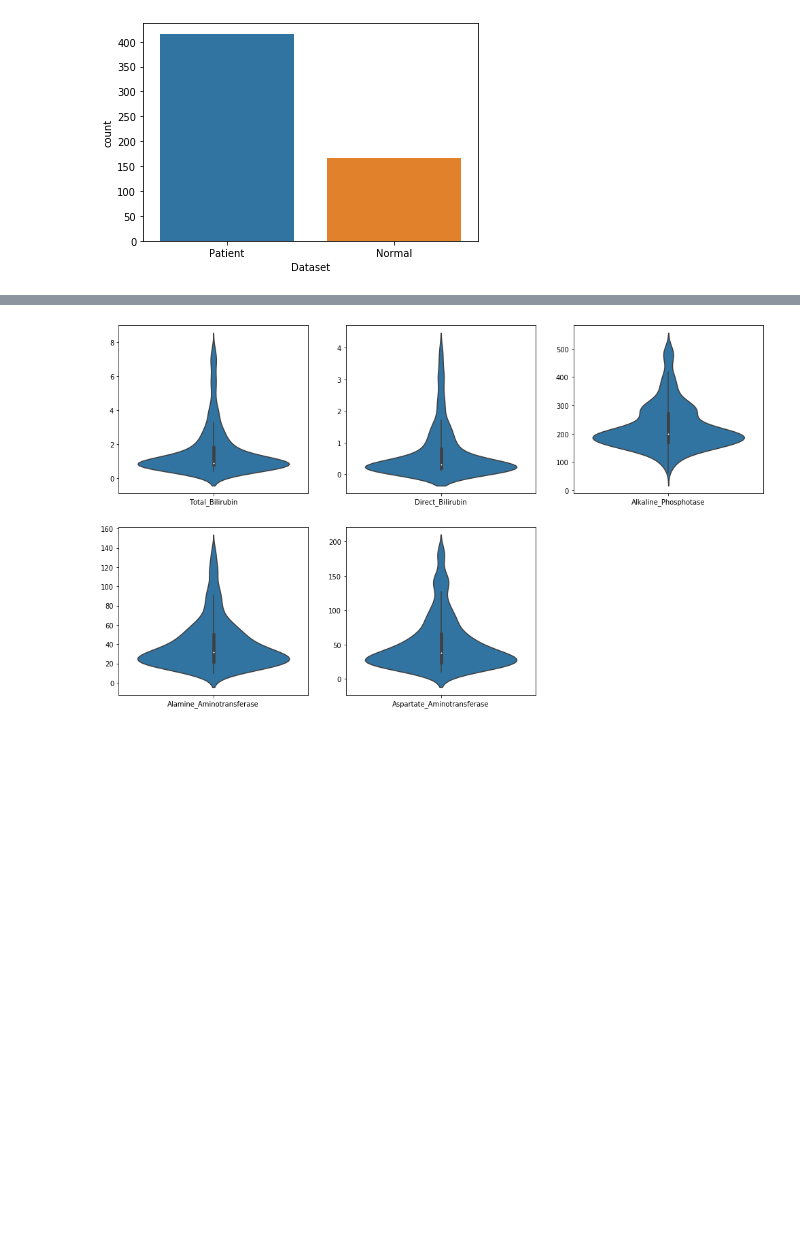
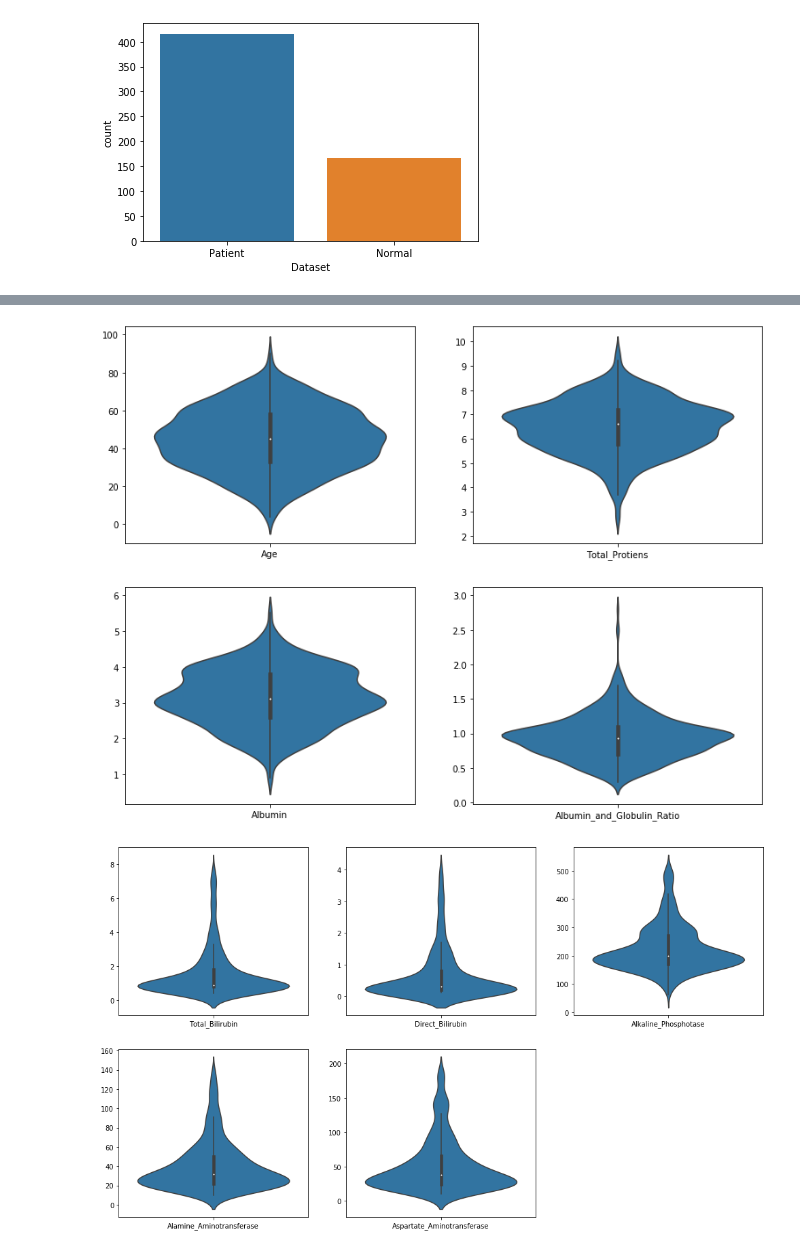
Before and after one commit to IndML101/Liver-Patients, a Jupyter notebook: Liver-Patients.ipynb, the cells around one changed output, grey strips where cells are left out. Saved outputs shown, nothing was run; the diff lists cells and outputs as text; code cells hidden in the pictures; blank space fills up the shorter version.

```diff
--- a/Liver-Patients.ipynb
+++ b/Liver-Patients.ipynb
@@ -155,7 +155,7 @@ Number of patients not diagnosed with liver disease:  167
 # Distribution of attributes with no outliers
 
 cols = [numcols[i] for i in [0,6,7,8]]
-fig, axs = plt.subplots(2,2, figsize = [13,10])b
+fig, axs = plt.subplots(2,2, figsize = [13,10])
 axs = axs.flatten()
 for idx, ax in enumerate(axs):
     g = sns.violinplot(data=data_df[cols[idx]], ax = ax)
@@ -166,3 +165,4 @@ SyntaxError: invalid syntax (<ipython-input-10-e801cf15424c>, line 4)
+[figure, added]
 # %%
 # Distribution of attributes with outliers removed
 
```
Also changed, not shown: parts of 3 cells of this notebook.
